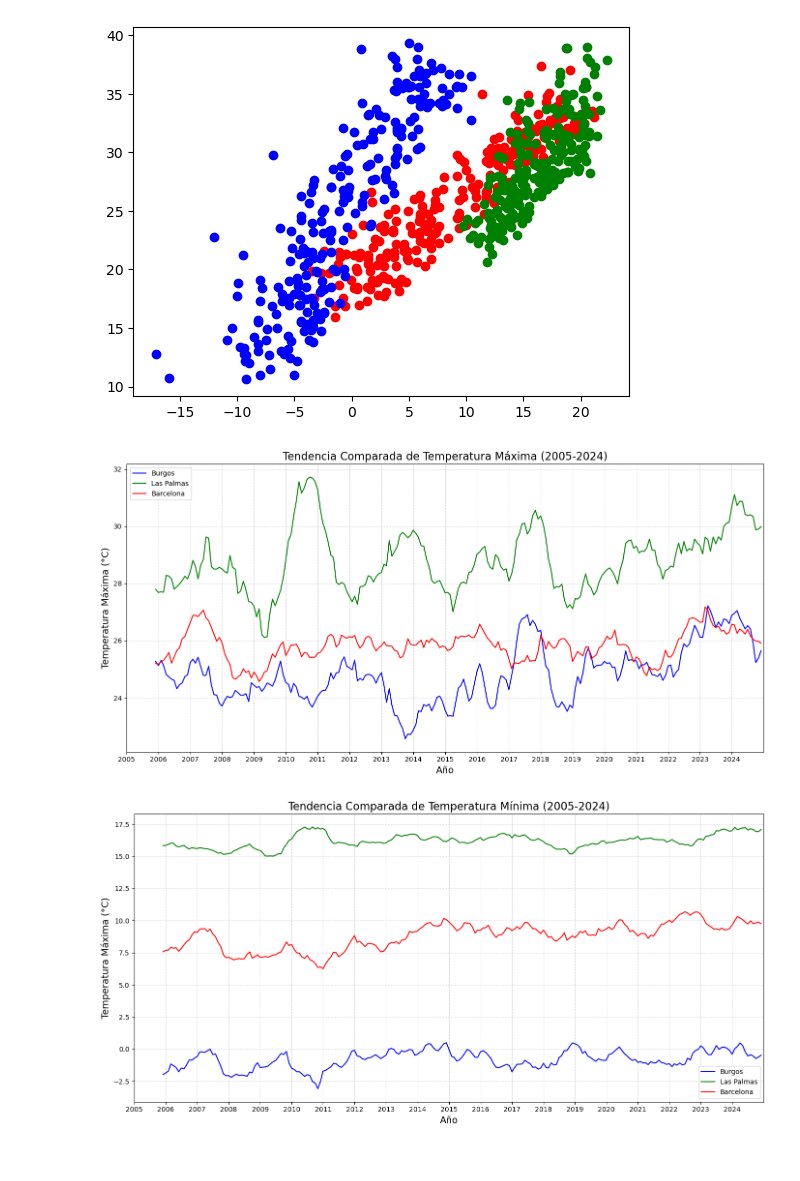
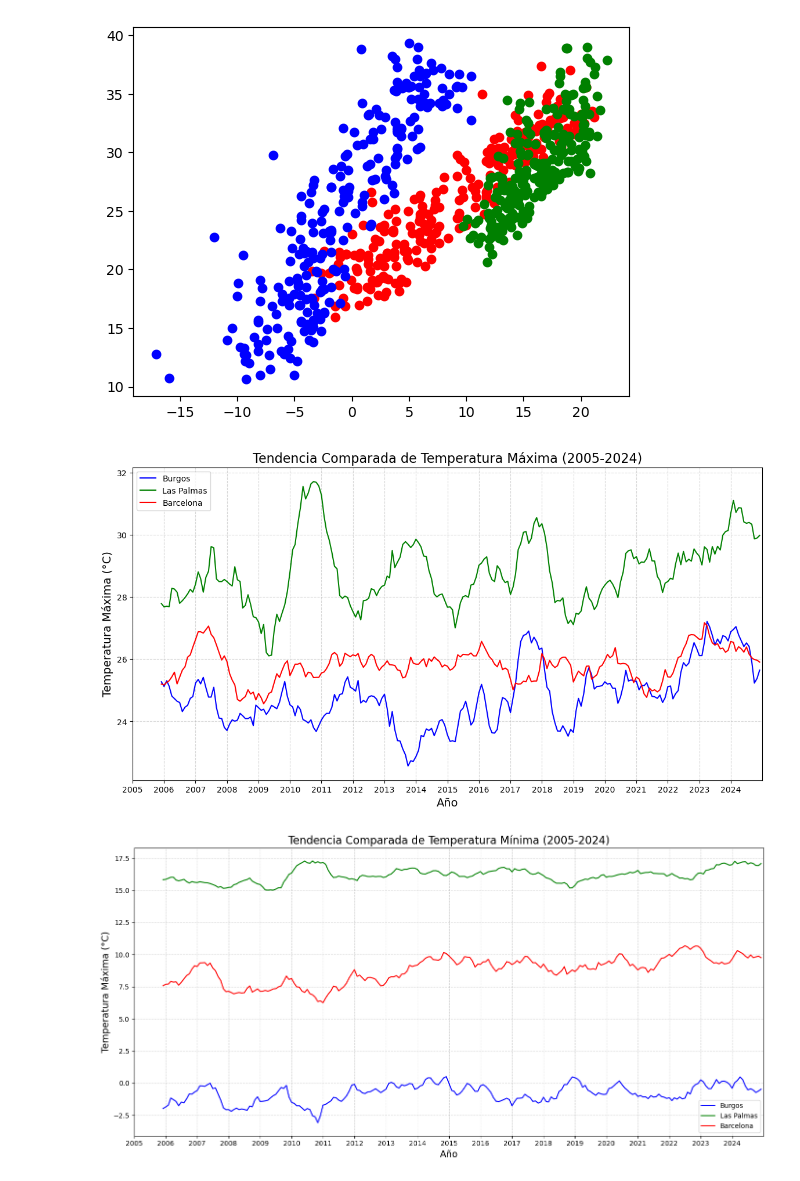
Before and after one commit to IgnacioMaese/Proyecto-AEMET-2, a Jupyter notebook: 4-analisis-conjunto.ipynb, the cells around one changed output. Saved outputs shown, nothing was run; the diff lists cells and outputs as text; code cells hidden in the pictures.

```diff
--- a/4-analisis-conjunto.ipynb
+++ b/4-analisis-conjunto.ipynb
@@ -91,58 +91,45 @@ plt.show()
 # %%
 import pandas as pd
 import matplotlib.pyplot as plt
 import matplotlib.dates as mdates
 
 #Calculo de la tendencia en maximas hasta la actualidad. Mediante medias moviles.
 
-df_Burgos['fecha'] = pd.to_datetime(df_Burgos['fecha'])
-df1= df_Burgos.set_index('fecha')
-df_Barcelona['fecha'] = pd.to_datetime(df_Barcelona['fecha'])
+df_Burgos["fecha"] = pd.to_datetime(df_Burgos["fecha"])
+df1= df_Burgos.set_index("fecha")
+df_Barcelona["fecha"] = pd.to_datetime(df_Barcelona['fecha'])
 df2= df_Barcelona.set_index('fecha')
-df_Las_Palmas['fecha'] = pd.to_datetime(df_Las_Palmas['fecha'])
-df3 = df_Las_Palmas.set_index('fecha')
+df_Las_Palmas["fecha"] = pd.to_datetime(df_Las_Palmas["fecha"])
+df3 = df_Las_Palmas.set_index("fecha")
 
-mm_burgos = df1["Temperatura Maxima"].rolling(window=12).mean()
-mm_barcelona = df2["Temperatura Maxima"].rolling(window=12).mean()
-mm_las_palmas = df3["Temperatura Maxima"].rolling(window=12).mean()
+mm_burgos_maximas = df1["Temperatura Maxima"].rolling(window=12).mean()
+mm_barcelona_maximas = df2["Temperatura Maxima"].rolling(window=12).mean()
+mm_las_palmas_maximas = df3["Temperatura Maxima"].rolling(window=12).mean()
 
 fig, ax = plt.subplots(figsize=(14, 7))
-ax.plot(mm_burgos.index, mm_burgos.values,
-        label="Burgos",
-        color="blue",
-        linewidth=1.5)
 
-ax.plot(mm_las_palmas.index, mm_las_palmas.values,
-        label="Las Palmas",
-        color="green",
-        linewidth=1.5)
-
-ax.plot(mm_barcelona.index, mm_barcelona.values,
-        label="Barcelona",
-        color="red",
-        linewidth=1.5)
+ax.plot(mm_burgos_maximas.index, mm_burgos_maximas.values,  label="Burgos", color="blue", linewidth=1.5)
+ax.plot(mm_las_palmas_maximas.index, mm_las_palmas_maximas.values, label="Las Palmas",  color="green", linewidth=1.5)
+ax.plot(mm_barcelona_maximas.index, mm_barcelona_maximas.values, label="Barcelona", color="red", linewidth=1.5)
 
 ax.xaxis.set_major_locator(mdates.YearLocator(4))
 ax.xaxis.set_major_formatter(mdates.DateFormatter('%Y'))
 
 fecha_inicio = pd.to_datetime('2005-01-01')
 fecha_fin = pd.to_datetime('2024-12-31')
 ax.set_xlim(fecha_inicio, fecha_fin)
-
-
 plt.xticks(["2005","2006","2007","2008","2009","2010","2011","2012","2013","2014","2015","2016","2017","2018",
                         "2019","2020","2021","2022","2023","2024"])
 
 ax.set_title(f"Tendencia Comparada de Temperatura Máxima (2005-2024)", fontsize=16)
 ax.set_xlabel("Año", fontsize=14)
 ax.set_ylabel("Temperatura Máxima (°C)", fontsize=14)
 ax.legend(loc='best', fontsize=10)
 ax.grid(True, linestyle='--', alpha=0.5)
 
-plt.tight_layout()
 plt.show()
 # %% [output]
-[figure, old version]
+[figure, new version]
 # %%
 
 #Calculo de la tendencia en minimas hasta la actualidad. Mediante medias móviles.
```
Also changed, not shown: parts of 5 cells of this notebook, 3 other files.
